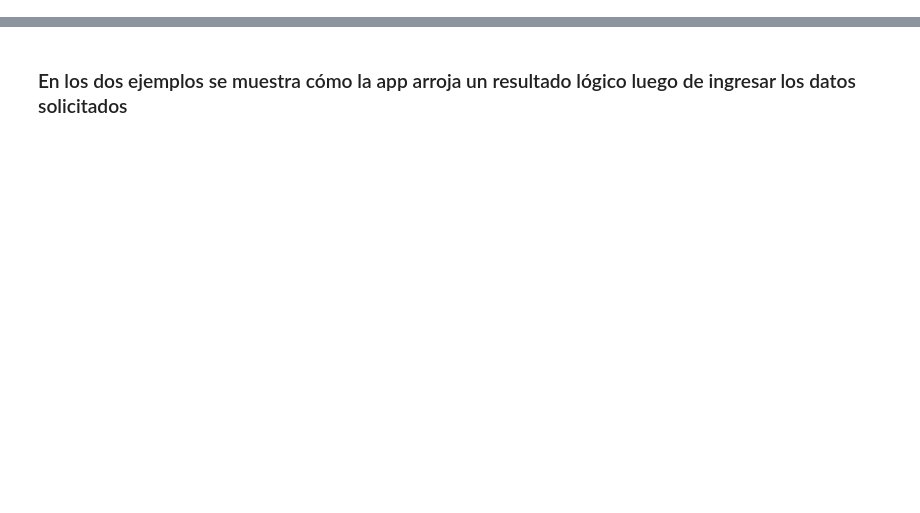
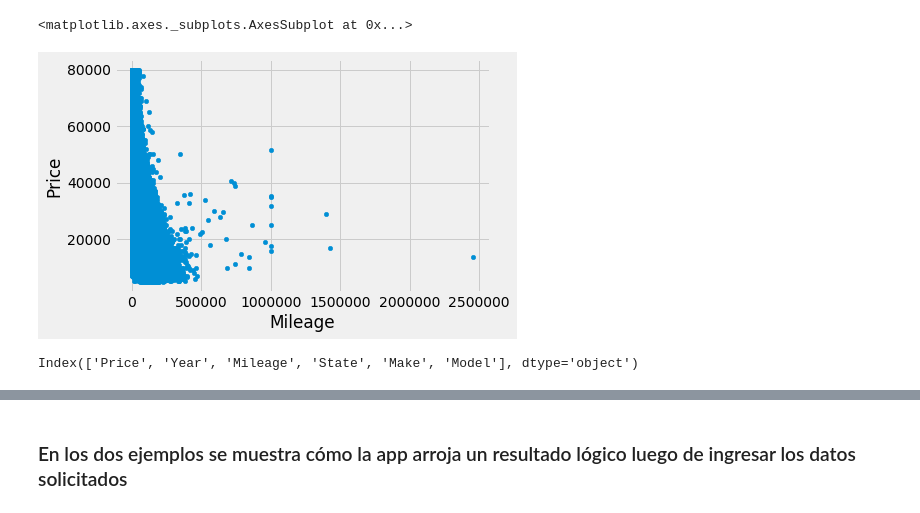
Before and after one commit to julianfbaquero/PracticalMachineLearningClass, a Jupyter notebook: P1/P1-Baquero-Lozano-Noriega.ipynb, the cells around one changed output, grey strips where cells are left out. Cells and saved outputs as stored; diff of their text form; code cells hidden in the pictures; blank space fills up the shorter version.

```diff
--- a/P1/P1-Baquero-Lozano-Noriega.ipynb
+++ b/P1/P1-Baquero-Lozano-Noriega.ipynb
@@ -203,0 +59,9 @@ y_p.to_csv('test_submission2.csv', index_label='ID')
+# %%
+data.plot(kind='scatter', y='Price', x='Mileage')
+# %% [output]
+<matplotlib.axes._subplots.AxesSubplot at 0x...>
+[figure, added]
+# %%
+data.columns
+# %% [output]
+Index(['Price', 'Year', 'Mileage', 'State', 'Make', 'Model'], dtype='object')
```
Also changed, not shown: parts of 188 cells of this notebook.
